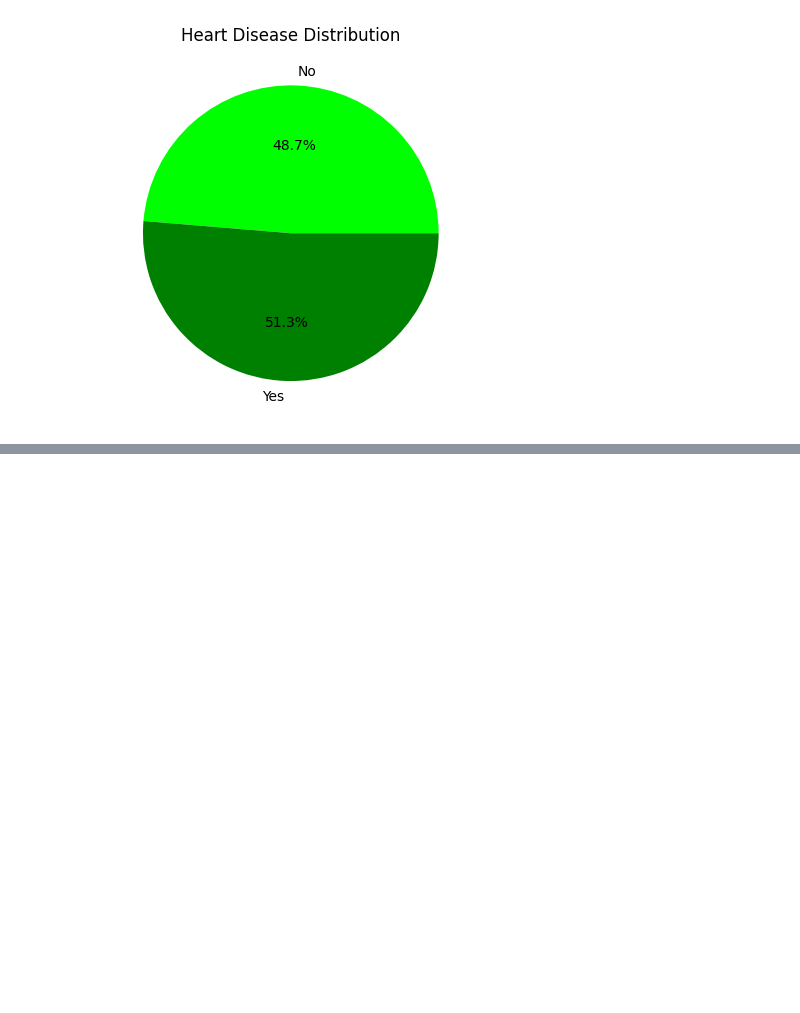
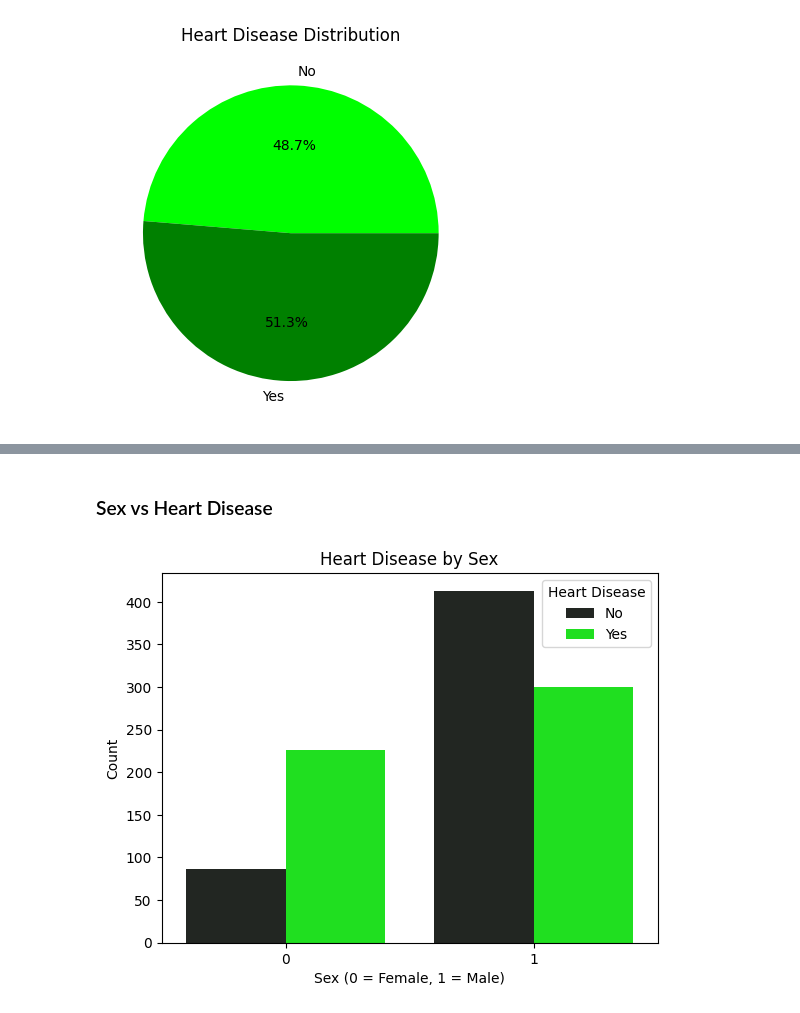
Before and after one commit to SzzzHub/project299, a Jupyter notebook: project.ipynb, the cells around one changed output, grey strips where cells are left out. Cells and saved outputs as stored; diff of their text form; code cells hidden in the pictures; blank space fills up the shorter version.

```diff
--- a/project.ipynb
+++ b/project.ipynb
@@ -220,0 +239,11 @@ plt.show()
+# %% [markdown]
+### Sex vs Heart Disease
+# %%
+sns.countplot(x='sex', hue='target', data=df, palette='dark:lime')
+plt.title('Heart Disease by Sex')
+plt.xlabel('Sex (0 = Female, 1 = Male)')
+plt.ylabel('Count')
+plt.legend(title='Heart Disease', labels=['No', 'Yes'])
+plt.show()
+# %% [output]
+[figure, added]
```
Also changed, not shown: parts of 34 cells of this notebook.
